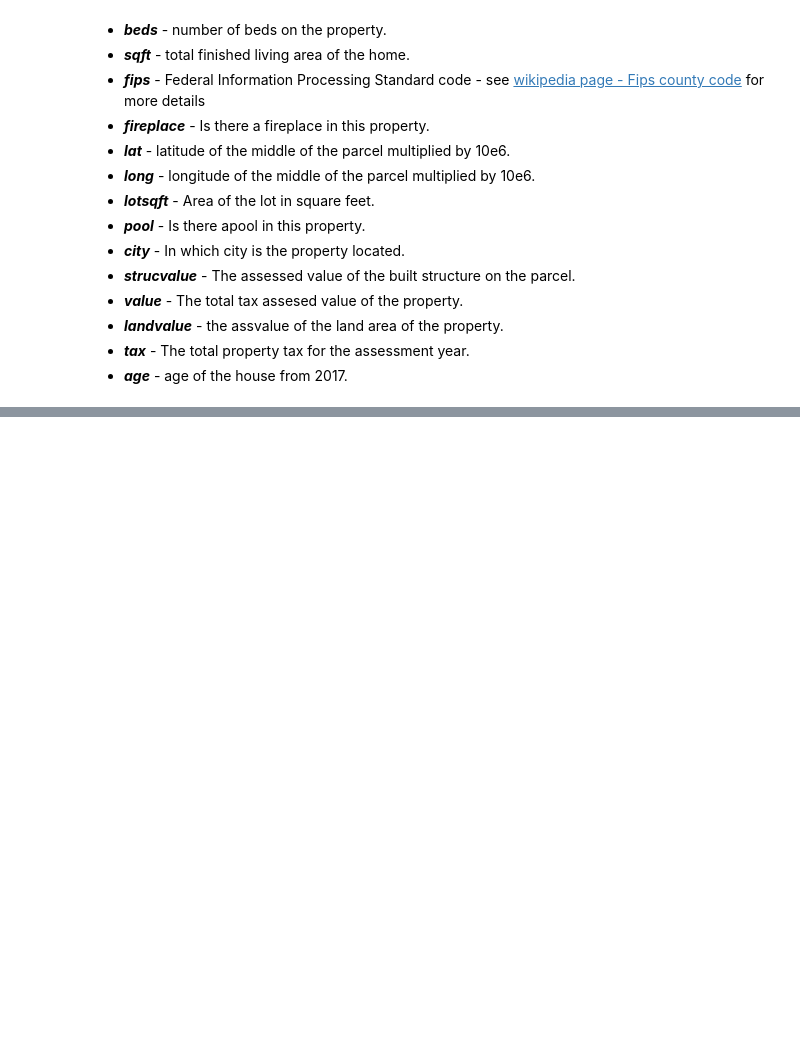
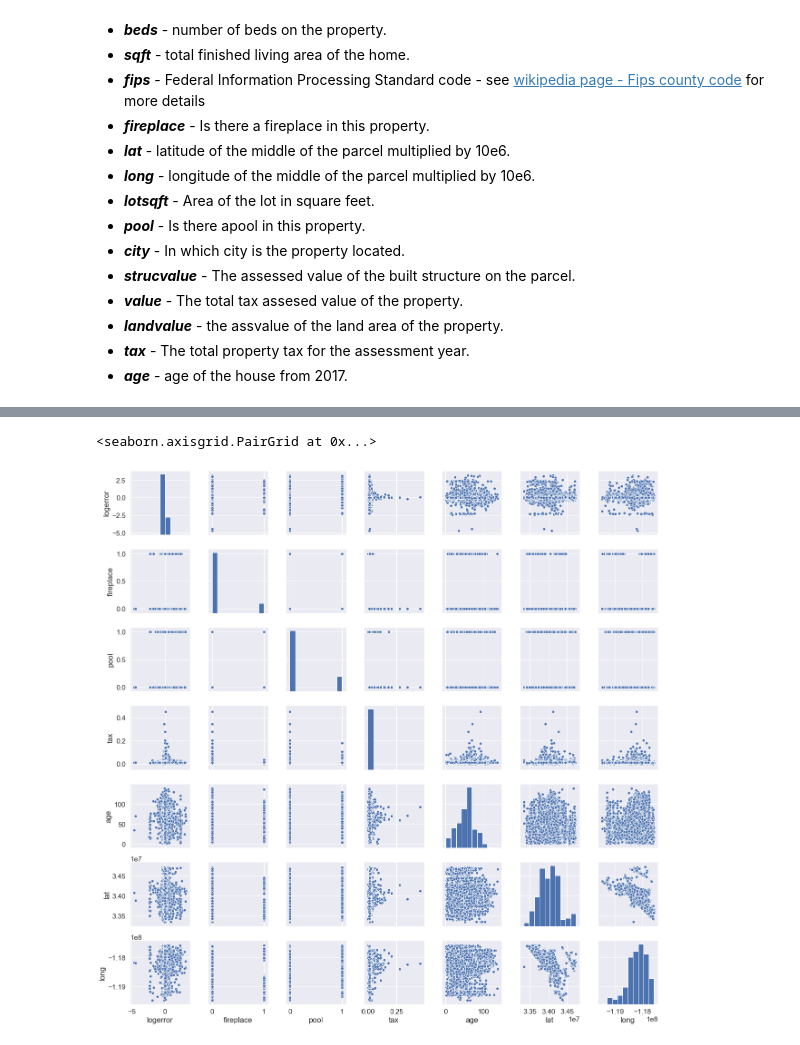
Before and after one commit to callapena/zillow_cluster, a Jupyter notebook: project_notebook.ipynb, the cells around one changed output, grey strips where cells are left out. Cells and saved outputs as stored; diff of their text form; code cells hidden in the pictures; blank space fills up the shorter version.

```diff
--- a/project_notebook.ipynb
+++ b/project_notebook.ipynb
@@ -155,0 +176,5 @@ memory usage: 8.3+ MB
+# %%
+sns.pairplot(zillow_vars)
+# %% [output]
+<seaborn.axisgrid.PairGrid at 0x...>
+[figure, added]
```
Also changed, not shown: parts of 14 cells of this notebook.
